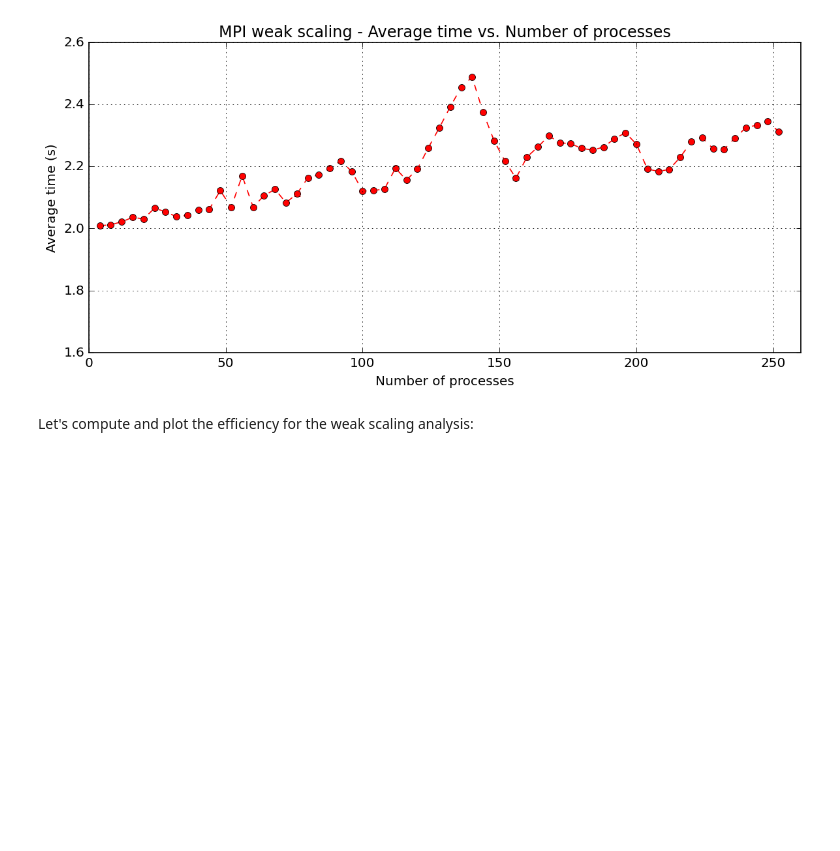
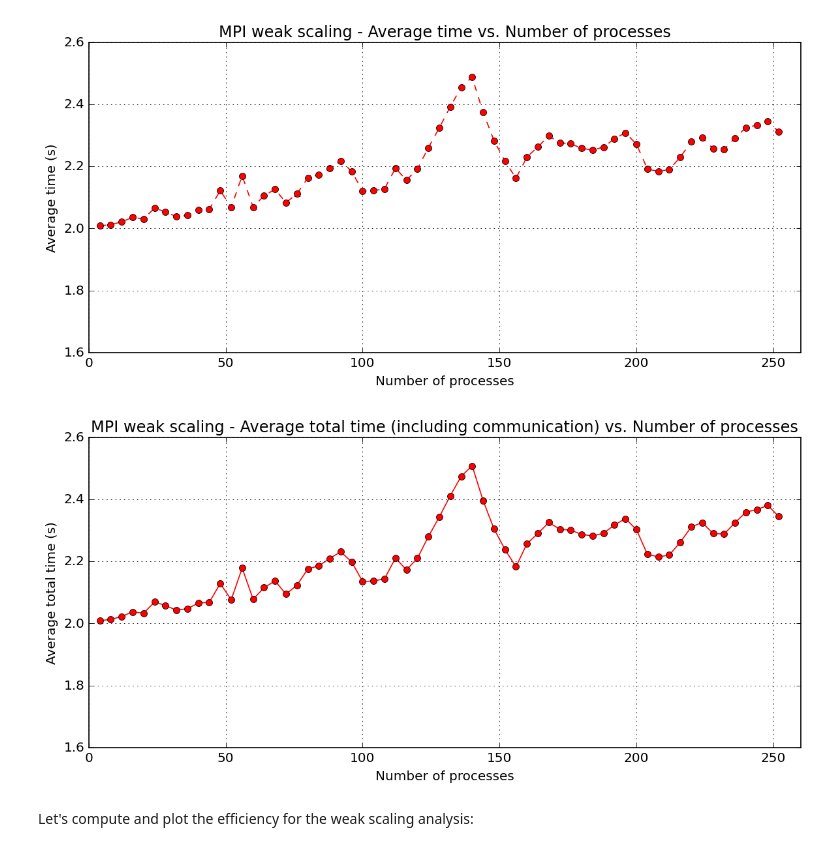
Before and after one commit to PieroZ01/High_Performance_Computing_Assignment, a Jupyter notebook: exercise2/Solution/ex2C_scaling_analysis.ipynb, the cells around one changed output. Cells and saved outputs as stored; diff of their text form; code cells hidden in the pictures; blank space fills up the shorter version.

```diff
--- a/exercise2/Solution/ex2C_scaling_analysis.ipynb
+++ b/exercise2/Solution/ex2C_scaling_analysis.ipynb
@@ -341,6 +359,26 @@ plt.tight_layout()
 plt.show()
 # %% [output]
 [figure]
+# %%
+# Plot the MPI weak scaling using the total time and plotting also the standard deviation (core binding)
+mpi_weak_scaling_core_data["Total time"] = mpi_weak_scaling_core_data["Average time"] + mpi_weak_scaling_core_data["Communication time"]
+
+plt.style.use("classic")
+plot = plt.figure(figsize=(10, 5), dpi=120, facecolor='w', edgecolor='k')
+plt.plot(mpi_weak_scaling_core_data["n_processes"], mpi_weak_scaling_core_data["Total time"], marker="o", linestyle="-", color="red") # label="Core"
+plt.xlim(0, 260)
+plt.ylim(1.6, 2.6)
+plt.xlabel("Number of processes")
+plt.ylabel("Average total time (s)")
+plt.title("MPI weak scaling - Average total time (including communication) vs. Number of processes")
+#plt.legend()
+plt.grid(True)
+
+# Fix the layout and show the plot
+plt.tight_layout()
+plt.show()
+# %% [output]
+[figure, added]
 # %%
 # Import the data collected on Orfeo (serial time: the wotk unit for each process is 100x1000x65535)
 serial_data_2 = pd.read_csv("./Results/serial_100x1000x65535_robin.csv")
```
Also changed, not shown: parts of 6 cells of this notebook, 14 other files.
